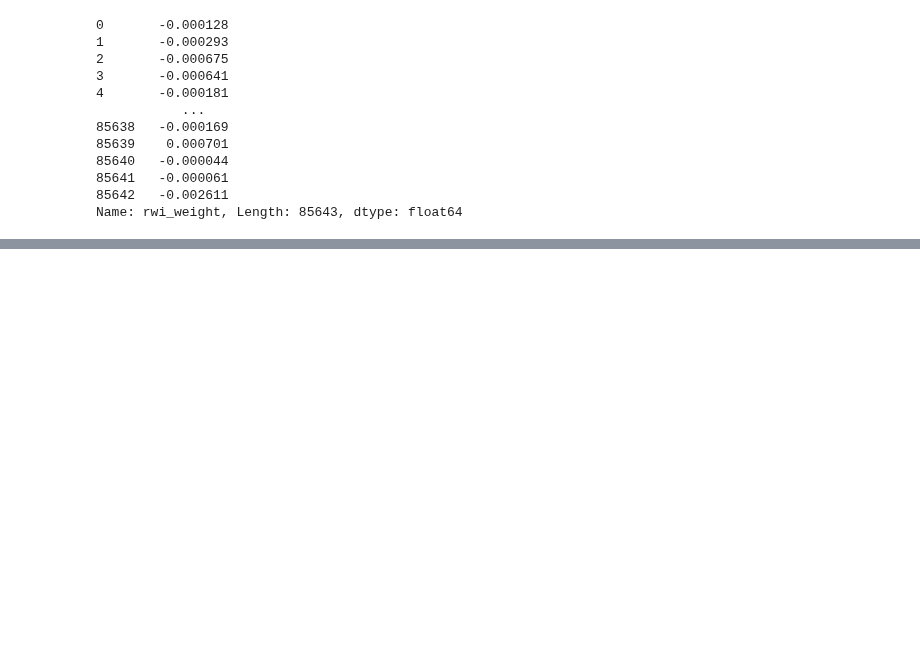
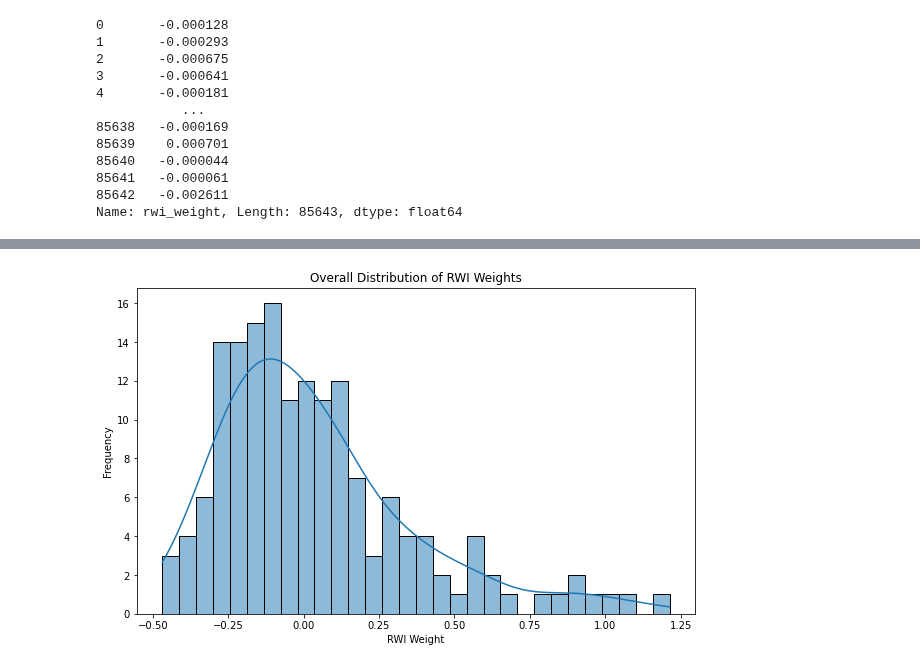
Before and after one commit to kismat91/Index-Based-Poverty-Estimation-in-Pakistan-, a Jupyter notebook: Task4_1.ipynb, the cells around one changed output, grey strips where cells are left out. Saved outputs shown, nothing was run; the diff lists cells and outputs as text; code cells hidden in the pictures; blank space fills up the shorter version.

```diff
--- a/Task4_1.ipynb
+++ b/Task4_1.ipynb
@@ -68,0 +77,3 @@ rwi_df.to_csv('/Users/kismatkhatri/Documents/Capstone project/RWI_population_qua
+# %%
+rwi_df = pd.read_csv('/Users/kismatkhatri/Documents/Capstone project/RWI_population_quadkey_geo_id.csv')
+rwi_df.head()
@@ -149,0 +166,11 @@ Name: rwi_weight, Length: 160, dtype: float64
+# %%
+
+# Overall Distribution of RWI Weights
+plt.figure(figsize=(10, 6))
+sns.histplot(geo_rwi['rwi_weight'], bins=30, kde=True)
+plt.title('Overall Distribution of RWI Weights')
+plt.xlabel('RWI Weight')
+plt.ylabel('Frequency')
+plt.show()
+# %% [output]
+[figure, added]
```
Also changed, not shown: parts of 26 cells of this notebook.
